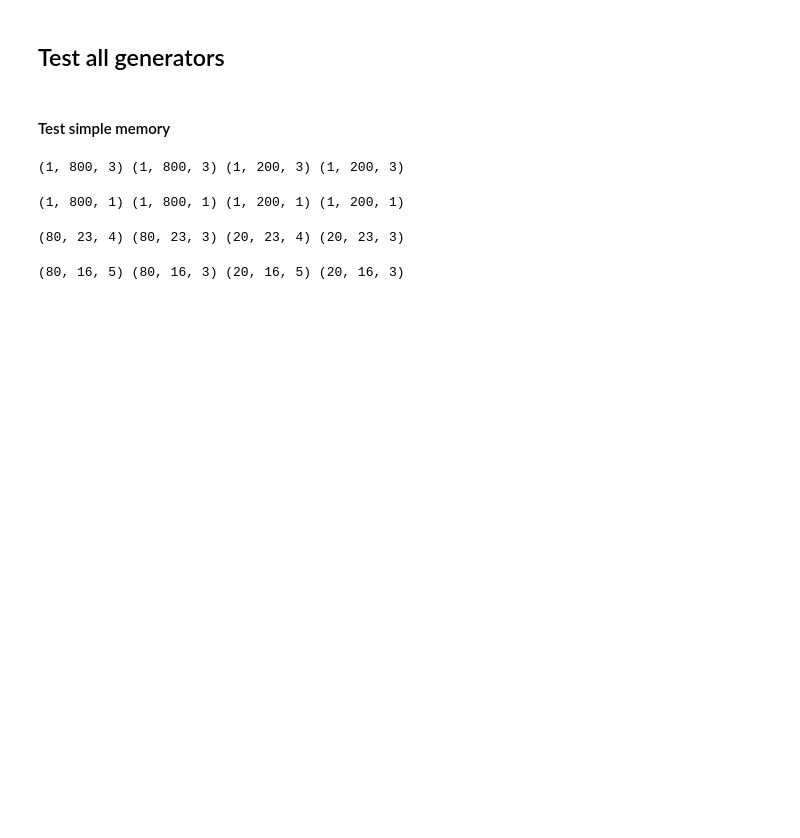
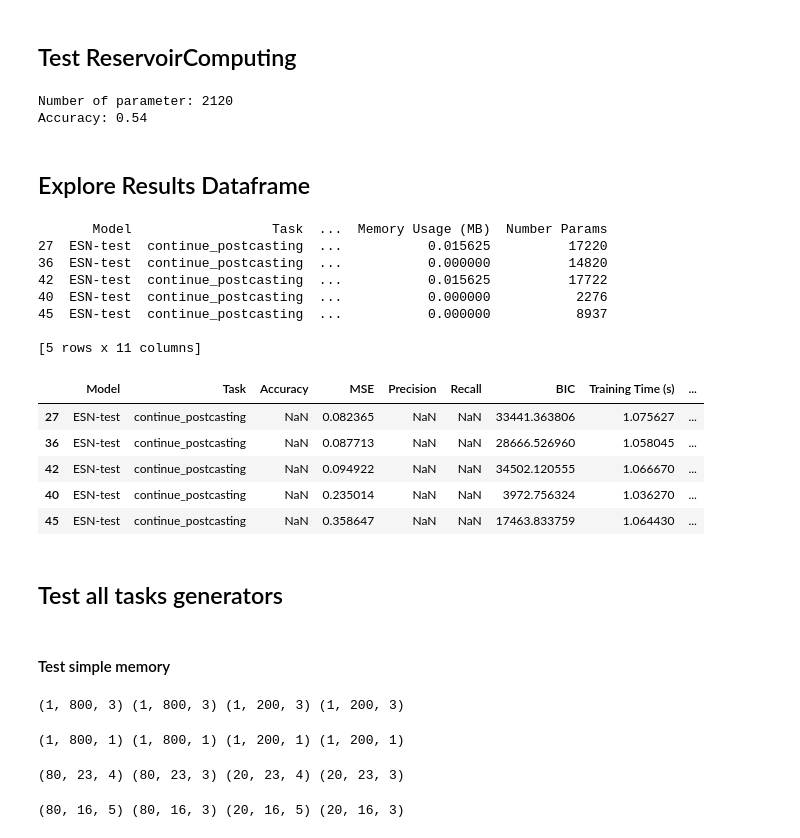
Before and after one commit to Naowak/STREAM-benchmark, a Jupyter notebook: test.ipynb, the cells around one changed output. Saved outputs shown, nothing was run; the diff lists cells and outputs as text; code cells hidden in the pictures; blank space fills up the shorter version.

```diff
--- a/test.ipynb
+++ b/test.ipynb
@@ -144,5 +173,80 @@ benchmark.generate_report()
+# %% [markdown]
+## Test ReservoirComputing
+# %%
+import numpy as np
+from models.ESN import ESN
+from src.tasks import generate_discrete_postcasting
+
+# Generate dataset
+X_train, Y_train, X_test, Y_test = generate_discrete_postcasting(100, 10, 10)
+
+# Create & Train model
+model = ESN(n_units=100, spectral_radius=0.7, leak_rate=0.3, ridge=1e-6)
+model.train(X_train, Y_train)
+
+# Evaluate model
+Y_preds = model.run(X_test)
+Y_preds = (Y_preds > 0.5).astype(int)
+
+# Compute accuracy
+accuracy = np.mean(Y_preds == Y_test)
+
+print("Number of parameter:", model.count_params())
+print("Accuracy:", accuracy)
+# %% [output]
+Number of parameter: 2120
+Accuracy: 0.54
+# %% [markdown]
+## Explore Results Dataframe
+# %%
+import pandas as pd
+
+df = pd.read_csv("results/ESN-test/results.csv")
+
+# Suppression des colonnes inutiles
+dfnp = df.drop(['Task Args', 'Model Args', 'Training Args'], axis=1)
+
+# Création des groupes par 'Task' et 'Model'
+groups = dfnp.groupby(['Task', 'Model'])
+
+# Initialisation d'une liste pour les indices des meilleurs modèles
+best_indices = []
+
+# Parcours de chaque groupe
+for (task, model), group in groups:
+    # Trier par performance décroissante (remplacez 'Performance' par votre métrique)
+    sorted_group = group.sort_values(by='MSE', ascending=True)
+
+    # Obtenir les 10% meilleurs modèles
+    top_5_percent = sorted_group.head(max(1, int(len(sorted_group) * 0.05)))  # Au moins 1 modèle
+
+    # Trouver l'indice du modèle avec le BIC minimum dans les 10% supérieurs
+    best_idx = top_5_percent['BIC'].idxmin()
+
+    # Ajouter cet indice à la liste
+    best_indices.append(best_idx)
+
+# Récupérer les meilleurs modèles en fonction des indices
+best_models = dfnp.loc[best_indices]
+
+top_10_percent
+# %% [output]
+       Model                  Task  ...  Memory Usage (MB)  Number Params
+27  ESN-test  continue_postcasting  ...           0.015625          17220
+36  ESN-test  continue_postcasting  ...           0.000000          14820
+42  ESN-test  continue_postcasting  ...           0.015625          17722
+40  ESN-test  continue_postcasting  ...           0.000000           2276
+45  ESN-test  continue_postcasting  ...           0.000000           8937
+
+[5 rows x 11 columns]
+|  | Model | Task | Accuracy | MSE | Precision | Recall | BIC | Training Time (s) | ... |
+| 27 | ESN-test | continue_postcasting | NaN | 0.082365 | NaN | NaN | 33441.363806 | 1.075627 | ... |
+| 36 | ESN-test | continue_postcasting | NaN | 0.087713 | NaN | NaN | 28666.526960 | 1.058045 | ... |
+| 42 | ESN-test | continue_postcasting | NaN | 0.094922 | NaN | NaN | 34502.120555 | 1.066670 | ... |
+| 40 | ESN-test | continue_postcasting | NaN | 0.235014 | NaN | NaN | 3972.756324 | 1.036270 | ... |
+| 45 | ESN-test | continue_postcasting | NaN | 0.358647 | NaN | NaN | 17463.833759 | 1.064430 | ... |
 # %% [markdown]
-## Test all generators
+## Test all tasks generators
 # %% [markdown]
 #### Test simple memory
 # %%
```
Also changed, not shown: parts of 5 cells of this notebook, 7 other files.
